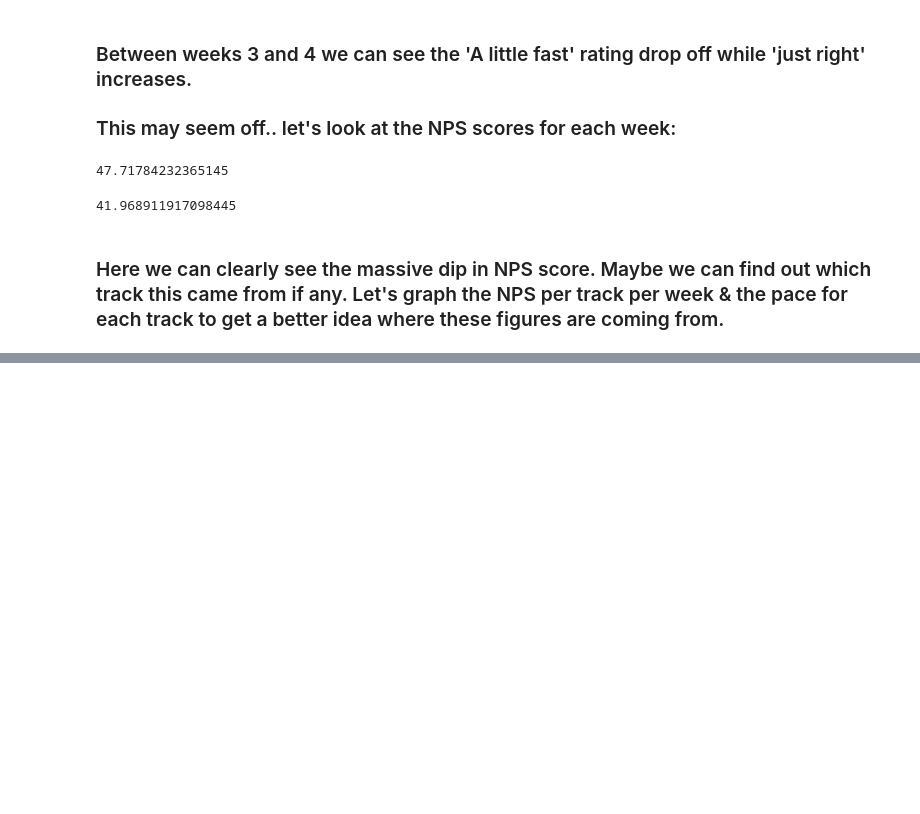
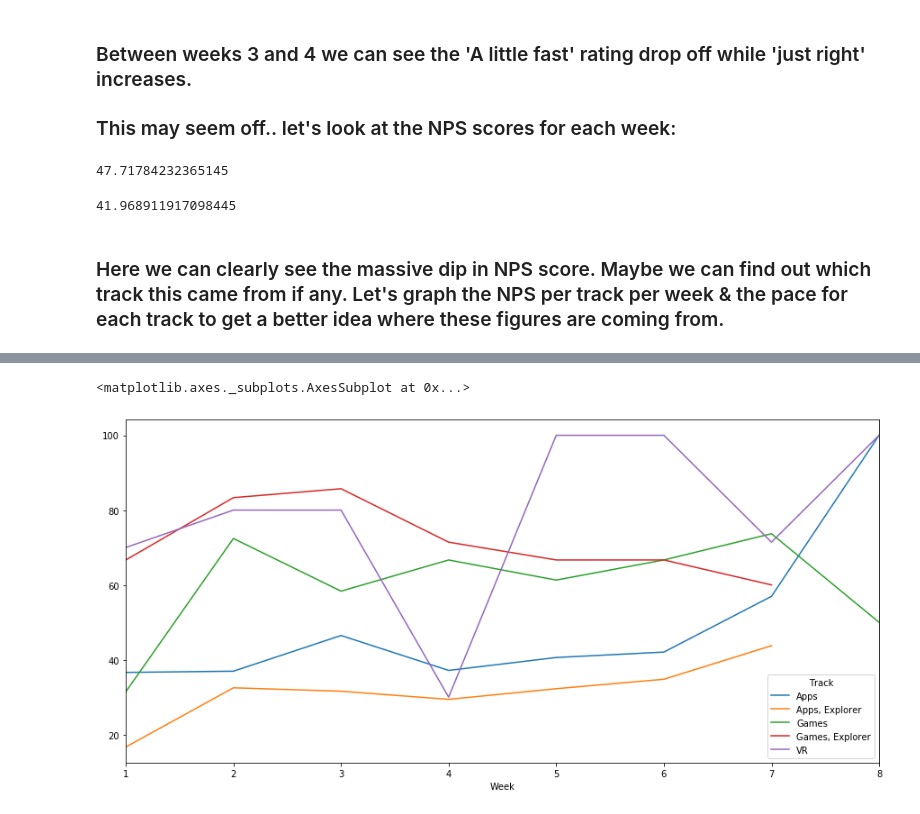
Before and after one commit to SamirIngley/NPS-Feedback, a Jupyter notebook: Midterm _NPS.ipynb, the cells around one changed output, grey strips where cells are left out. Drawn from its saved outputs; the diff is of its cells as text; code cells hidden in the pictures; blank space fills up the shorter version.

Commit message:
TRACK NPS INSIGHT

```diff
--- a/Midterm _NPS.ipynb
+++ b/Midterm _NPS.ipynb
@@ -556,0 +541,9 @@ SyntaxError: invalid syntax (<ipython-input-43-0af7dc8edac1>, line 2)
+# %%
+# plot values of a groupby on multiple columns
+# https://scentellegher.github.io/programming/2017/07/15/pandas-groupby-multiple-columns-plot.html
+
+fig, ax = plt.subplots(figsize=(15,7))
+week_tracks_nps.unstack().plot(ax=ax)
+# %% [output]
+<matplotlib.axes._subplots.AxesSubplot at 0x...>
+[figure, added]
```
Also changed, not shown: parts of 9 cells of this notebook.
